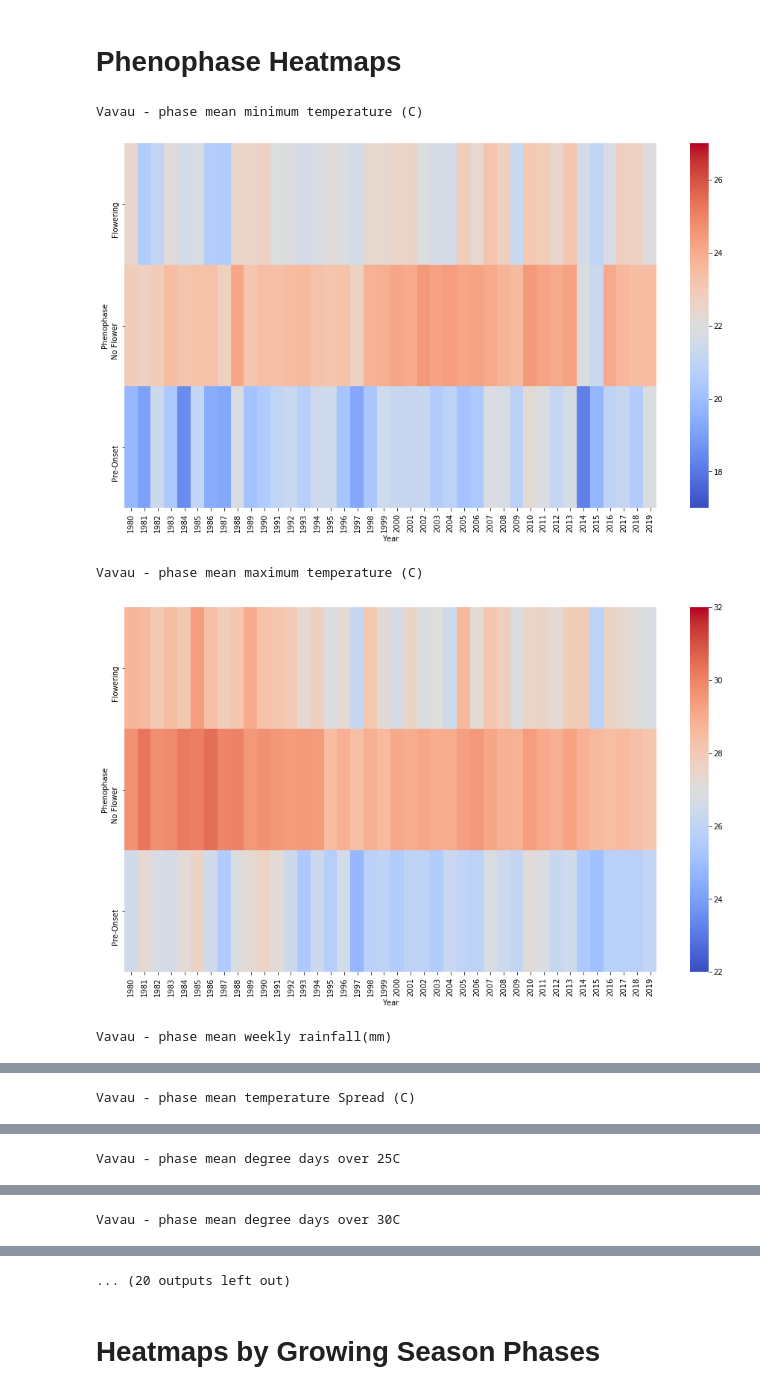
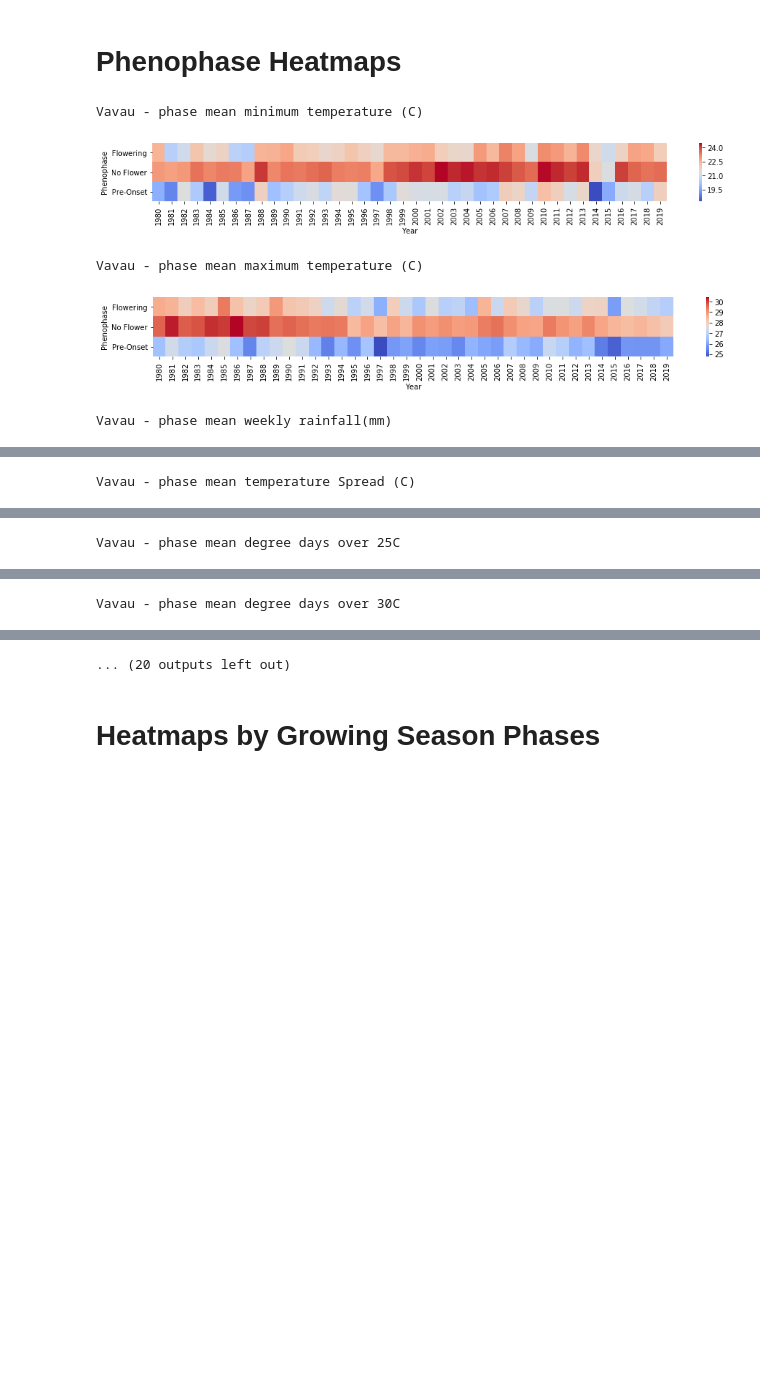
Before and after one commit to hradxy/tonga_met_data, a Jupyter notebook: Tonga MET Data Analysis.ipynb, the cells around one changed output, grey strips where cells are left out. Saved outputs shown, nothing was run; the diff lists cells and outputs as text; code cells hidden in the pictures; blank space fills up the shorter version.

```diff
--- a/Tonga MET Data Analysis.ipynb
+++ b/Tonga MET Data Analysis.ipynb
@@ -134,8 +134,6 @@ for station in station_ids.keys():
         fig, ax = plt.subplots(figsize=(16,9))
         sns.heatmap(
             htmp,
-            vmin = figure_dict[figure]['min_val'],
-            vmax = figure_dict[figure]['max_val'],
             cmap=figure_dict[figure]['color']
         )
         print(station+' - weekly '+figure_dict[figure]['name'])
@@ -166,20 +164,20 @@ figure_dict['mean_rain']['max_val']=15
 # %%
 #Generating figures and writing to disk as PNG files
 for station in station_ids.keys():
     #Read excel file into memory
     frame = pd.read_excel(station+'-01011980 to '+end_date_filename+'.xls', header=0).fillna(np.nan)
     #Generating heatmaps
     for figure in figure_dict.keys():
         table_sum = pd.pivot_table(frame,index='Phenophase',columns='Year',values = figure_dict[figure]['df_column'],aggfunc=np.sum)
         table_sum.to_excel(station+' - '+figure_dict[figure]['name']+' by phenophase.xls')
         htmp = pd.pivot_table(frame,index='Phenophase',columns='Year',values = figure_dict[figure]['df_column'],aggfunc=np.mean)
-        fig, ax = plt.subplots(figsize=(16,9))
-        sns.heatmap(htmp,vmin = figure_dict[figure]['min_val'], vmax = figure_dict[figure]['max_val'], cmap=figure_dict[figure]['color'])
+        fig, ax = plt.subplots(figsize=(16,1.5))
+        sns.heatmap(htmp, cmap=figure_dict[figure]['color'])
         print(station+' - phase '+figure_dict[figure]['name'])
         plt.show()
 # %% [output]
 Vavau - phase mean minimum temperature (C)
-[figure, old version]
+[figure, new version]
 Vavau - phase mean maximum temperature (C)
-[figure, old version]
+[figure, new version]
 Vavau - phase mean weekly rainfall(mm)
```
Also changed, not shown: parts of 2 cells of this notebook.
